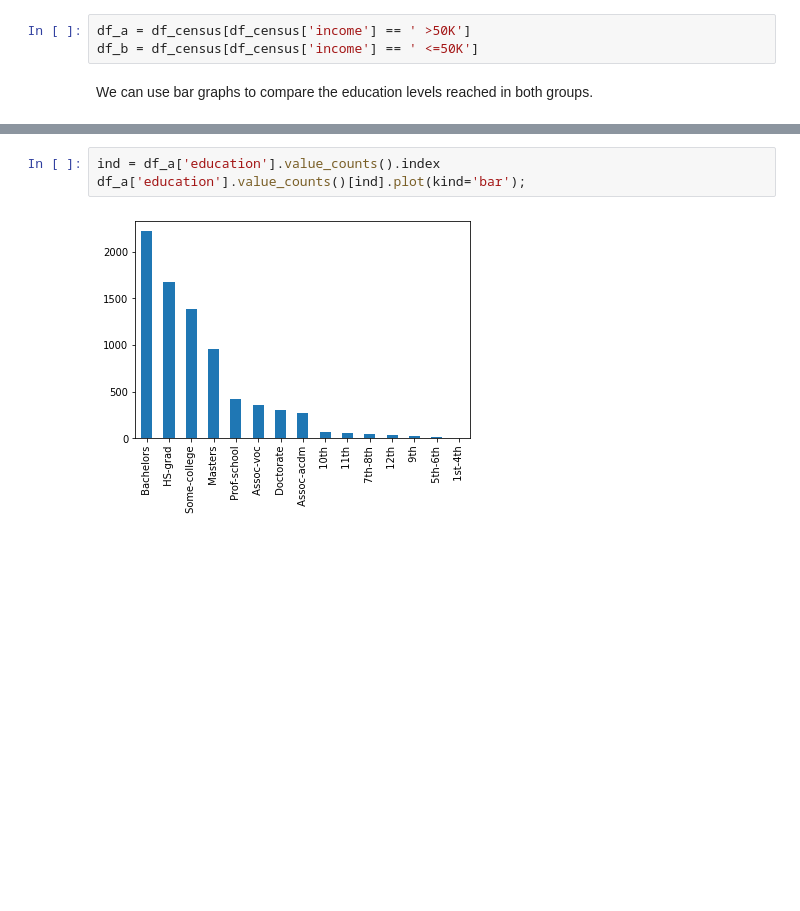
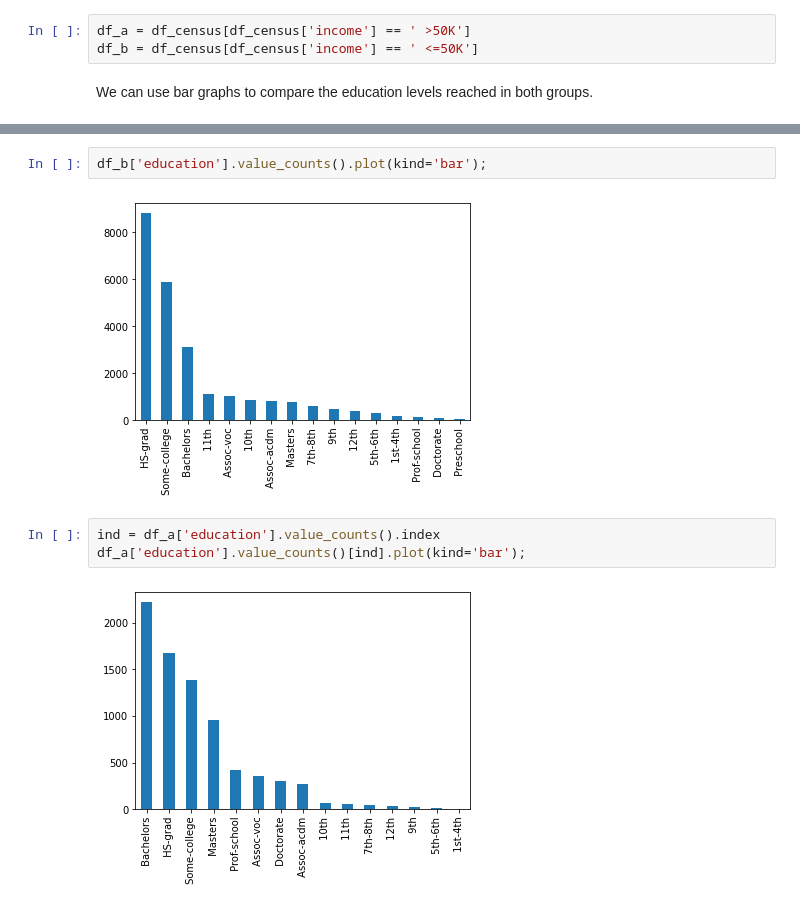
Before and after one commit to alihussainia/Data-Wrangling, a Jupyter notebook: DataWrangling.ipynb, the cells around one changed output, grey strips where cells are left out. Cells and saved outputs as stored; diff of their text form; blank space fills up the shorter version.

```diff
--- a/DataWrangling.ipynb
+++ b/DataWrangling.ipynb
@@ -865,3 +882,7 @@ We can use bar graphs to compare the education levels reached in both groups.
+# %%
+df_b['education'].value_counts().plot(kind='bar');
+# %% [output]
+[figure, added]
 # %%
 ind = df_a['education'].value_counts().index
 df_a['education'].value_counts()[ind].plot(kind='bar');
```
Also changed, not shown: parts of 4 cells of this notebook.
